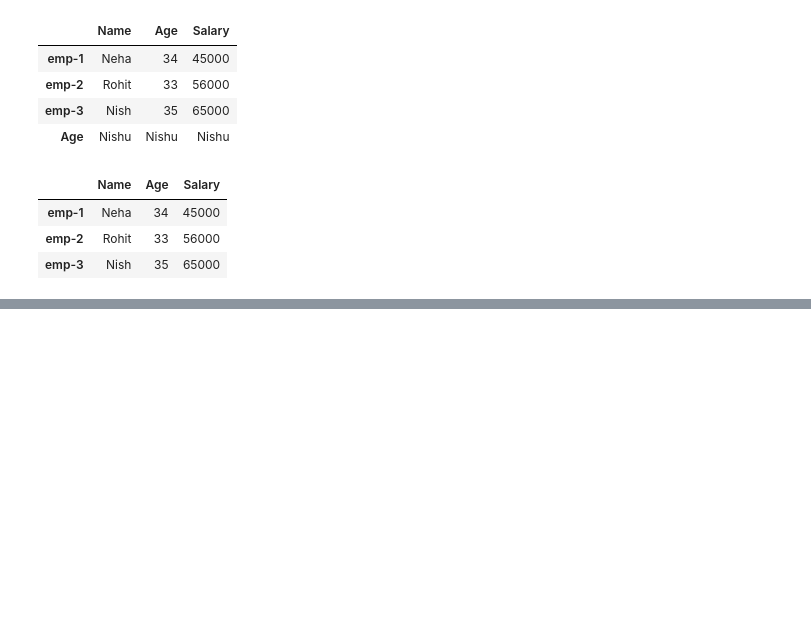
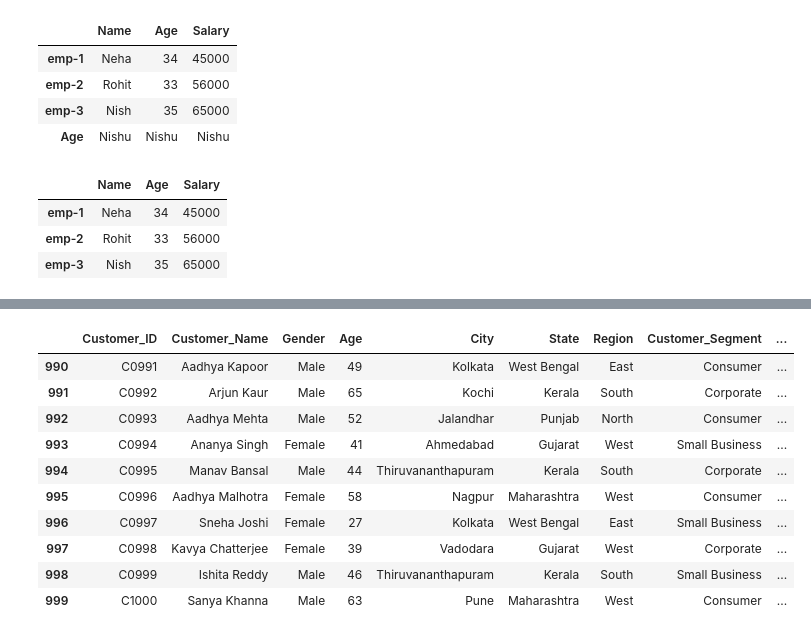
Before and after one commit to datasciencekibaatein/Business-Analyst-Batch-109, a Jupyter notebook: Pandas/01lecture.ipynb, the cells around one changed output, grey strips where cells are left out. Saved outputs shown, nothing was run; the diff lists cells and outputs as text; code cells hidden in the pictures; blank space fills up the shorter version.

```diff
--- a/Pandas/01lecture.ipynb
+++ b/Pandas/01lecture.ipynb
@@ -318,0 +363,14 @@ pd.DataFrame()
+# %%
+customers.tail(10)
+# %% [output]
+|  | Customer_ID | Customer_Name | Gender | Age | City | State | Region | Customer_Segment | ... |
+| 990 | C0991 | Aadhya Kapoor | Male | 49 | Kolkata | West Bengal | East | Consumer | ... |
+| 991 | C0992 | Arjun Kaur | Male | 65 | Kochi | Kerala | South | Corporate | ... |
+| 992 | C0993 | Aadhya Mehta | Male | 52 | Jalandhar | Punjab | North | Consumer | ... |
+| 993 | C0994 | Ananya Singh | Female | 41 | Ahmedabad | Gujarat | West | Small Business | ... |
+| 994 | C0995 | Manav Bansal | Male | 44 | Thiruvananthapuram | Kerala | South | Corporate | ... |
+| 995 | C0996 | Aadhya Malhotra | Female | 58 | Nagpur | Maharashtra | West | Consumer | ... |
+| 996 | C0997 | Sneha Joshi | Female | 27 | Kolkata | West Bengal | East | Small Business | ... |
+| 997 | C0998 | Kavya Chatterjee | Female | 39 | Vadodara | Gujarat | West | Corporate | ... |
+| 998 | C0999 | Ishita Reddy | Male | 46 | Thiruvananthapuram | Kerala | South | Small Business | ... |
+| 999 | C1000 | Sanya Khanna | Male | 63 | Pune | Maharashtra | West | Consumer | ... |
```
Also changed, not shown: parts of 20 cells of this notebook, 1 other file.
